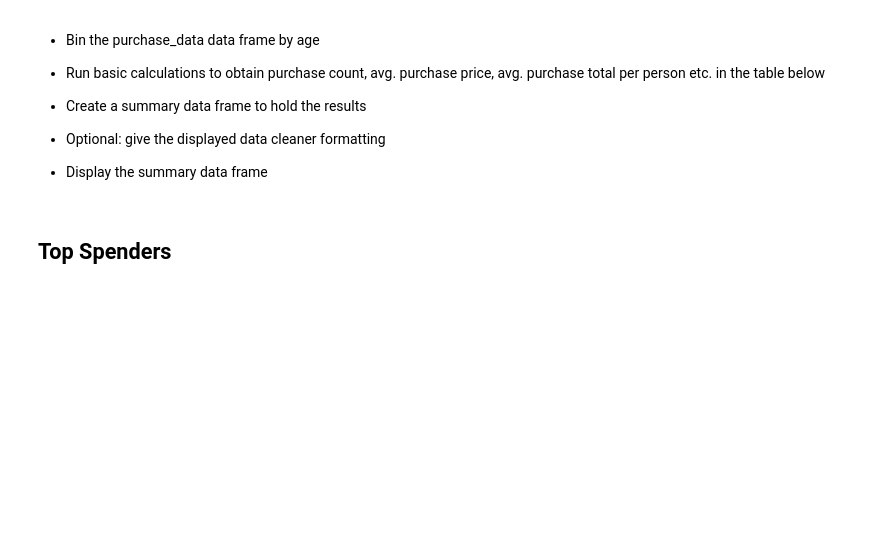
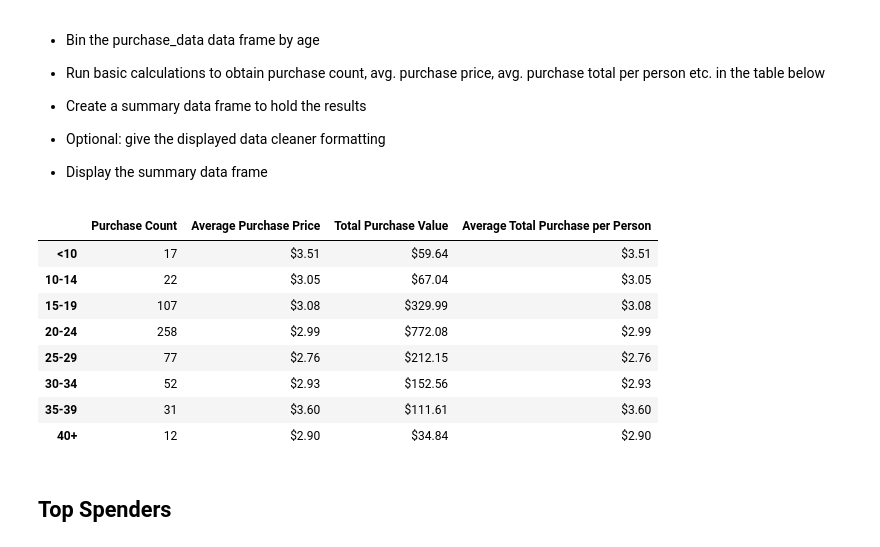
Before and after one commit to emjasmine/pandas-challenge, a Jupyter notebook: HeroesOfPymoli/HeroesOfPymoli_starter.ipynb, the cells around one changed output. Drawn from its saved outputs; the diff is of its cells as text; code cells hidden in the pictures; blank space fills up the shorter version.

Commit message:
third commit to update code

```diff
--- a/HeroesOfPymoli/HeroesOfPymoli_starter.ipynb
+++ b/HeroesOfPymoli/HeroesOfPymoli_starter.ipynb
@@ -159,16 +159,16 @@ Purchase2
 * Display Age Demographics Table
 # %%
 #set new DF with just SN and age for analysis
-Age_df = purchase_data[['SN','Age']]
+Age_df = purchase_data[['SN','Age','Item ID',"Price"]]
 #remove duplicate SN
 Age_df = Age_df.drop_duplicates('SN',keep = 'last')
 
 #determine max, min, median, and quantile to help determine bins
 max_age = round(Age_df['Age'].max())
 min_age = round(Age_df['Age'].min())
-med_age = round(age_df['Age'].median())
-first_quart_age = round(age_df['Age'].quantile(0.25))
-third_quart_age = round(age_df['Age'].quantile(0.75))
+med_age = round(Age_df['Age'].median())
+first_quart_age = round(Age_df['Age'].quantile(0.25))
+third_quart_age = round(Age_df['Age'].quantile(0.75))
 #max_age = 45,min_age = 7,med_age = 22,first_quart_age = 20,third_quart_age = 25
 
 #setup age bins
@@ -178,8 +178,8 @@ Age_df = Age_df.copy()
 Age_df['New Age'] = pd.cut(Age_df['Age'],bins,labels=bin_labels)
 
 #calculate number and percentage by age bins
-number_0_10 = len(Age_df.loc[Age_df['New Age'] == '<10'])
-percent_0_10 = (number_0_10/total_players) * 100
+number_0_9 = len(Age_df.loc[Age_df['New Age'] == '<10'])
+percent_0_9 = (number_0_9/total_players) * 100
 
 number_10_14 = len(Age_df.loc[Age_df['New Age'] == '10-14'])
 percent_10_14 = (number_10_14/total_players) * 100
@@ -203,8 +203,8 @@ number_40_up = len(Age_df.loc[Age_df['New Age'] == '40+'])
 percent_40_up = (number_40_up/total_players) * 100
 
 #establish dictionary to help create new df
-Age_dictionary = {'Total Count':[number_0_10,number_10_14,number_15_19,number_20_24,number_25_29,number_30_34,number_35_39,number_40_up],
-                   'Percentage of Players':[percent_0_10,percent_10_14,percent_15_19,percent_20_24,percent_25_29,percent_30_34,percent_35_39,percent_40_up]}
+Age_dictionary = {'Total Count':[number_0_9,number_10_14,number_15_19,number_20_24,number_25_29,number_30_34,number_35_39,number_40_up],
+                   'Percentage of Players':[percent_0_9,percent_10_14,percent_15_19,percent_20_24,percent_25_29,percent_30_34,percent_35_39,percent_40_up]}
 Age_df2 = pd.DataFrame(Age_dictionary, index = ['<10','10-14','15-19','20-24','25-29','30-34','35-39','40+'])
 Age_df2['Percentage of Players'] = Age_df2['Percentage of Players'].map('{:.2f}%'.format)
 Age_df2
@@ -226,6 +234,81 @@ NameError: name 'age_df' is not defined
 
 
 * Display the summary data frame
+# %%
+#Use the Age_df to continue this analysis
+#perform calculations of purchase count, average purchase price, total purchase value, and
+#average purchate total per person for each age bin
+purchase_0_9 = len(Age_df.loc[Age_df['New Age'] == '<10'])
+total_0_9 = Age_df.loc[Age_df['New Age'] == '<10']
+total_0_9_price = total_0_9['Price'].sum()
+avg_0_9_price = total_0_9_price/purchase_0_9
+total_avg_0_9 = total_0_10_price/number_0_9
+
+purchase_10_14 = len(Age_df.loc[Age_df['New Age'] == '10-14'])
+total_10_14 = Age_df.loc[Age_df['New Age'] == '10-14']
+total_10_14_price = total_10_14['Price'].sum()
+avg_10_14_price = total_10_14_price/purchase_10_14
+total_avg_10_14 = total_10_14_price/number_10_14
+
+purchase_15_19 = len(Age_df.loc[Age_df['New Age'] == '15-19'])
+total_15_19 = Age_df.loc[Age_df['New Age'] == '15-19']
+total_15_19_price = total_15_19['Price'].sum()
+avg_15_19_price = total_15_19_price/purchase_15_19
+total_avg_15_19 = total_15_19_price/number_15_19
+
+purchase_20_24 = len(Age_df.loc[Age_df['New Age'] == '20-24'])
+total_20_24 = Age_df.loc[Age_df['New Age'] == '20-24']
+total_20_24_price = total_20_24['Price'].sum()
+avg_20_24_price = total_20_24_price/purchase_20_24
+total_avg_20_24 = total_20_24_price/number_20_24
+
+purchase_25_29 = len(Age_df.loc[Age_df['New Age'] == '25-29'])
+total_25_29 = Age_df.loc[Age_df['New Age'] == '25-29']
+total_25_29_price = total_25_29['Price'].sum()
+avg_25_29_price = total_25_29_price/purchase_25_29
+total_avg_25_29 = total_25_29_price/number_25_29
+
+purchase_30_34 = len(Age_df.loc[Age_df['New Age'] == '30-34'])
+total_30_34 = Age_df.loc[Age_df['New Age'] == '30-34']
+total_30_34_price = total_30_34['Price'].sum()
+avg_30_34_price = total_30_34_price/purchase_30_34
+total_avg_30_34 = total_30_34_price/number_30_34
+
+purchase_35_39 = len(Age_df.loc[Age_df['New Age'] == '35-39'])
+total_35_39 = Age_df.loc[Age_df['New Age'] == '35-39']
+total_35_39_price = total_35_39['Price'].sum()
+avg_35_39_price = total_35_39_price/purchase_35_39
+total_avg_35_39 = total_35_39_price/number_35_39
+
+purchase_40_up = len(Age_df.loc[Age_df['New Age'] == '40+'])
+total_40_up = Age_df.loc[Age_df['New Age'] == '40+']
+total_40_up_price = total_40_up['Price'].sum()
+avg_40_up_price = total_40_up_price/purchase_40_up
+total_avg_40_up = total_40_up_price/number_40_up
+
+Age_purchase_dictionary={'Purchase Count':[purchase_0_9,purchase_10_14,purchase_15_19,purchase_20_24,purchase_25_29,
+                                            purchase_30_34,purchase_35_39,purchase_40_up],
+                          'Average Purchase Price':[avg_0_9_price,avg_10_14_price, avg_15_19_price,avg_20_24_price,
+                                                    avg_25_29_price,avg_30_34_price,avg_35_39_price,avg_40_up_price],
+                         'Total Purchase Value':[total_0_9_price,total_10_14_price,total_15_19_price,total_20_24_price,
+                                                total_25_29_price,total_30_34_price,total_35_39_price,total_40_up_price],
+                         'Average Total Purchase per Person':[total_avg_0_9,total_avg_10_14, total_avg_15_19,total_avg_20_24,
+                                                         total_avg_25_29,total_avg_30_34,total_avg_35_39,total_avg_40_up]}
+Age_purchase_df = pd.DataFrame(Age_purchase_dictionary, index = ['<10','10-14','15-19','20-24','25-29','30-34','35-39','40+'])
+Age_purchase_df['Average Purchase Price'] = Age_purchase_df['Average Purchase Price'].map('${:.2f}'.format)
+Age_purchase_df['Total Purchase Value'] = Age_purchase_df['Total Purchase Value'].map('${:.2f}'.format)
+Age_purchase_df['Average Total Purchase per Person'] = Age_purchase_df['Average Total Purchase per Person'].map('${:.2f}'.format)
+Age_purchase_df
+# %% [output]
+|  | Purchase Count | Average Purchase Price | Total Purchase Value | Average Total Purchase per Person |
+| <10 | 17 | $3.51 | $59.64 | $3.51 |
+| 10-14 | 22 | $3.05 | $67.04 | $3.05 |
+| 15-19 | 107 | $3.08 | $329.99 | $3.08 |
+| 20-24 | 258 | $2.99 | $772.08 | $2.99 |
+| 25-29 | 77 | $2.76 | $212.15 | $2.76 |
+| 30-34 | 52 | $2.93 | $152.56 | $2.93 |
+| 35-39 | 31 | $3.60 | $111.61 | $3.60 |
+| 40+ | 12 | $2.90 | $34.84 | $2.90 |
 # %% [markdown]
 ## Top Spenders
 # %% [markdown]
```
Also changed, not shown: parts of 5 cells of this notebook.
